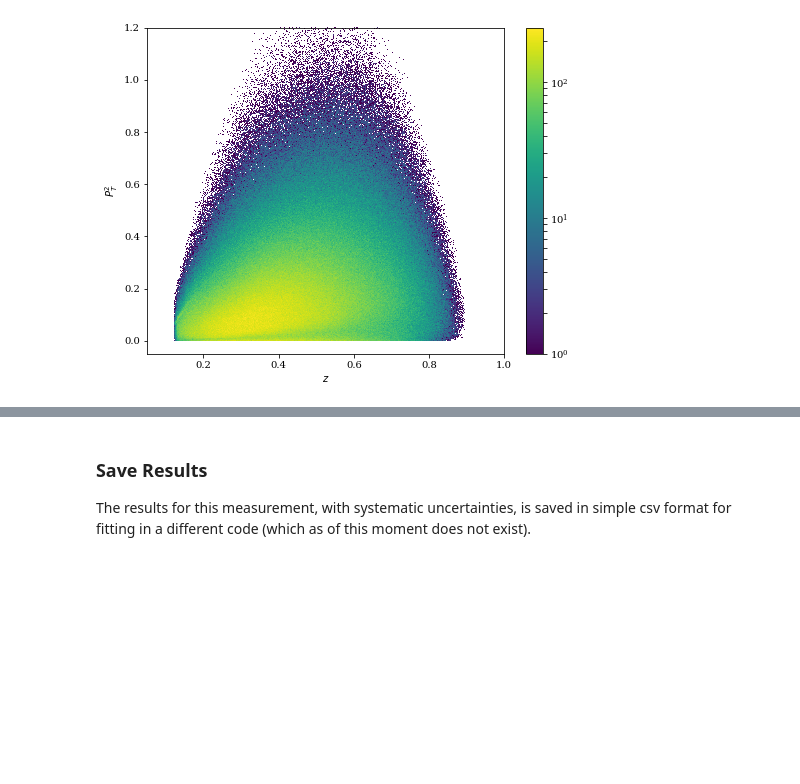
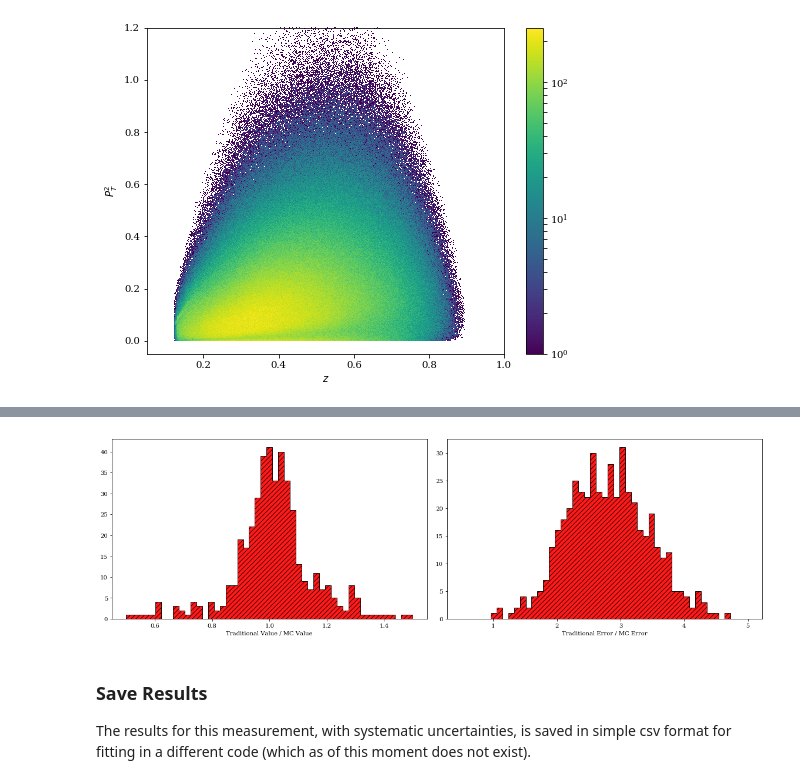
Before and after one commit to dmriser/python-analysis, a Jupyter notebook: kaon-bsa/analysis.ipynb, the cells around one changed output, grey strips where cells are left out. Drawn from its saved outputs; the diff is of its cells as text; code cells hidden in the pictures; blank space fills up the shorter version.

```diff
--- a/kaon-bsa/analysis.ipynb
+++ b/kaon-bsa/analysis.ipynb
@@ -1535,3 +1582,21 @@ plt.savefig('image/conf-level-sys.pdf', bbox_inches='tight')
+# %%
+plt.figure(figsize=(16,5))
+plt.subplot(1, 2, 1)
+plt.hist(results['nominal'].value/results['nominal'].exp_val,
+         bins=np.linspace(0.5, 1.5, 50),
+        histtype='stepfilled', color='red',
+        edgecolor='black', hatch='///', alpha=0.9);
+plt.xlabel('Traditional Value / MC Value')
+
+plt.subplot(1, 2, 2)
+plt.hist(results['nominal'].sys_total/results['nominal'].std_dev,
+         bins=np.linspace(0.5, 5, 50),
+         histtype='stepfilled', color='red',
+        edgecolor='black', hatch='///', alpha=0.9);
+plt.xlabel('Traditional Error / MC Error')
+plt.tight_layout()
+# %% [output]
+[figure, added]
 # %% [markdown]
 ### Save Results
 The results for this measurement, with systematic uncertainties, is saved in simple csv format for fitting in a different code (which as of this moment does not exist).
```
Also changed, not shown: parts of 11 cells of this notebook, 3 other files.
